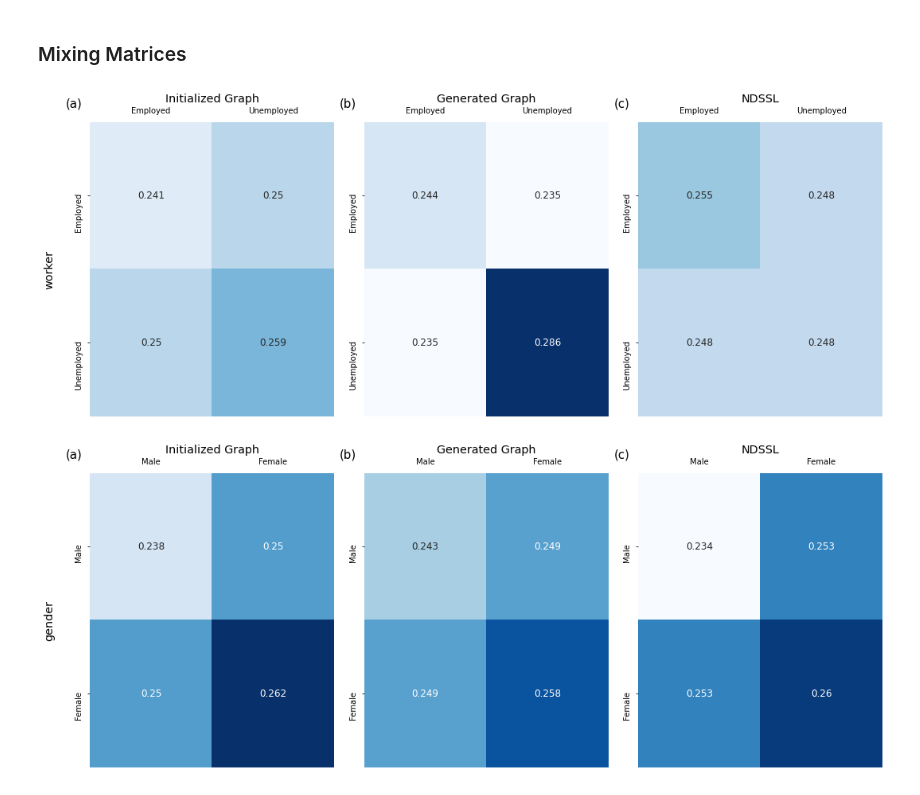
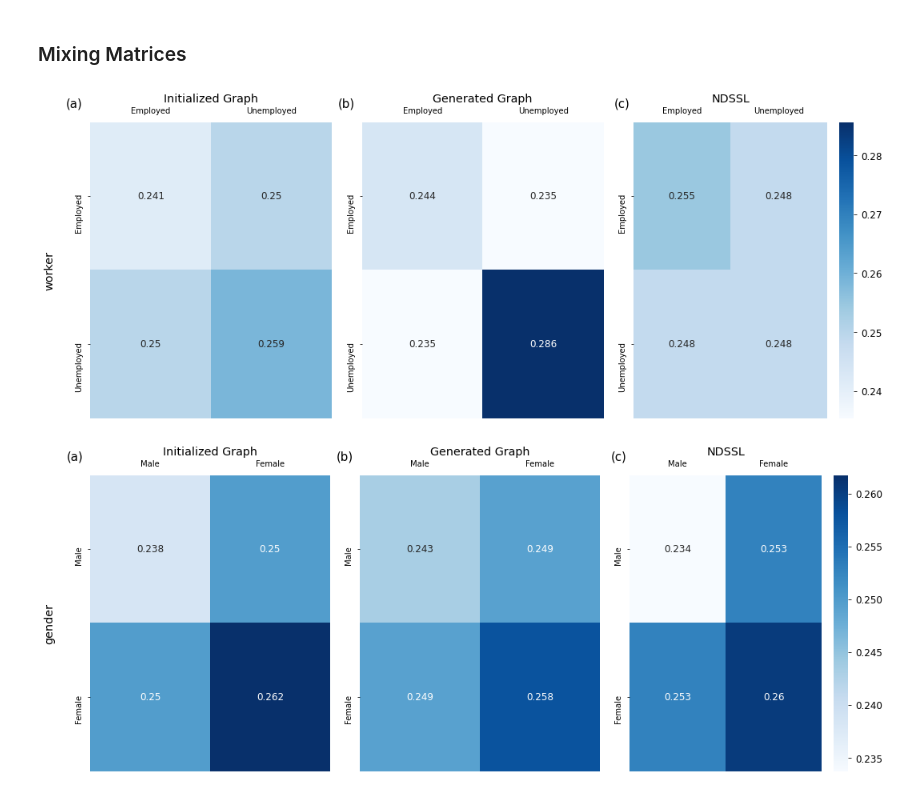
Before and after one commit to RANDCorporation/dgmnet, a Jupyter notebook: Generated Graph Analysis Notebook.ipynb, the cells around one changed output. Drawn from its saved outputs; the diff is of its cells as text; code cells hidden in the pictures.

```diff
--- a/Generated Graph Analysis Notebook.ipynb
+++ b/Generated Graph Analysis Notebook.ipynb
@@ -449,6 +449,8 @@ column_labels = {
 }
 # %%
 attribute = 'worker'
+ls = 10
+color = (0, 0, 0)
 
 fig, axarr = plt.subplots(1, 3, figsize=(15, 6))
 
@@ -474,16 +476,16 @@ vmax = np.maximum(np.maximum(np.max(xinit.to_numpy()), np.max(xfinal.to_numpy())
 
 # plot
 ax = axarr[0]
-sns.heatmap(xinit, annot=True, cmap='Blues', fmt='.3g', cbar=False, ax=ax, vmin=vmin, vmax=vmax)
-ax.tick_params(axis='both', which='major', labelsize=10, labelbottom = False, bottom=False, top = False, labeltop=True)
+sns.heatmap(xinit, annot=True, cmap='Blues', fmt='.3g', cbar=False, ax=ax, vmin=vmin, vmax=vmax)#, annot_kws={"color":color})
+ax.tick_params(axis='both', which='major', labelsize=ls, labelbottom = False, bottom=False, top = False, labeltop=True)
 
 ax = axarr[1]
-sns.heatmap(xfinal, annot=True, cmap='Blues', fmt='.3g', cbar=False, ax=ax, vmin=vmin, vmax=vmax)
-ax.tick_params(axis='both', which='major', labelsize=10, labelbottom = False, bottom=False, top = False, labeltop=True)
+sns.heatmap(xfinal, annot=True, cmap='Blues', fmt='.3g', cbar=False, ax=ax, vmin=vmin, vmax=vmax)#, annot_kws={"color":color})
+ax.tick_params(axis='both', which='major', labelsize=ls, labelbottom = False, bottom=False, top = False, labeltop=True)
 
 ax = axarr[2]
-sns.heatmap(xndssl, annot=True, cmap='Blues', fmt='.3g', cbar=False, ax=ax, vmin=vmin, vmax=vmax)
-ax.tick_params(axis='both', which='major', labelsize=10, labelbottom = False, bottom=False, top = False, labeltop=True)
+sns.heatmap(xndssl, annot=True, cmap='Blues', fmt='.3g', cbar=True, ax=ax, vmin=vmin, vmax=vmax)#, annot_kws={"color":color})
+ax.tick_params(axis='both', which='major', labelsize=ls, labelbottom = False, bottom=False, top = False, labeltop=True)
 
 # label the rows/columns
 cols = ['Initialized Graph', 'Generated Graph', 'NDSSL']
@@ -500,9 +502,11 @@ fig.tight_layout()
 plt.savefig('figures/worker_mixing_matrix.pdf')
 plt.show()
 # %% [output]
-[figure, old version]
+[figure, new version]
 # %%
 attribute = 'gender'
+ls = 10
+color = (0, 0, 0)
 
 fig, axarr = plt.subplots(1, 3, figsize=(15, 6))
 
@@ -521,37 +525,37 @@ xfinal.index = xfinal.columns
 
 xndssl = pd.DataFrame(nx.attribute_mixing_matrix(G_ndssl, attribute), )
 xndssl.columns = column_labels[attribute]
 xndssl.index = xndssl.columns
 
 vmin = np.minimum(np.minimum(np.min(xinit.to_numpy()), np.min(xfinal.to_numpy())), np.min(xndssl.to_numpy()))
 vmax = np.maximum(np.maximum(np.max(xinit.to_numpy()), np.max(xfinal.to_numpy())), np.max(xndssl.to_numpy()))
 
 # plot
 ax = axarr[0]
-sns.heatmap(xinit, annot=True, cmap='Blues', fmt='.3g', cbar=False, ax=ax, vmin=vmin, vmax=vmax)
-ax.tick_params(axis='both', which='major', labelsize=10, labelbottom = False, bottom=False, top = False, labeltop=True)
+sns.heatmap(xinit, annot=True, cmap='Blues', fmt='.3g', cbar=False, ax=ax, vmin=vmin, vmax=vmax)#, annot_kws={"color":color})
+ax.tick_params(axis='both', which='major', labelsize=ls, labelbottom = False, bottom=False, top = False, labeltop=True)
 
 ax = axarr[1]
-sns.heatmap(xfinal, annot=True, cmap='Blues', fmt='.3g', cbar=False, ax=ax, vmin=vmin, vmax=vmax)
-ax.tick_params(axis='both', which='major', labelsize=10, labelbottom = False, bottom=False, top = False, labeltop=True)
+sns.heatmap(xfinal, annot=True, cmap='Blues', fmt='.3g', cbar=False, ax=ax, vmin=vmin, vmax=vmax)#, annot_kws={"color":color})
+ax.tick_params(axis='both', which='major', labelsize=ls, labelbottom = False, bottom=False, top = False, labeltop=True)
 
 ax = axarr[2]
-sns.heatmap(xndssl, annot=True, cmap='Blues', fmt='.3g', cbar=False, ax=ax, vmin=vmin, vmax=vmax)
-ax.tick_params(axis='both', which='major', labelsize=10, labelbottom = False, bottom=False, top = False, labeltop=True)
+sns.heatmap(xndssl, annot=True, cmap='Blues', fmt='.3g', cbar=True, ax=ax, vmin=vmin, vmax=vmax)#, annot_kws={"color":color})
+ax.tick_params(axis='both', which='major', labelsize=ls, labelbottom = False, bottom=False, top = False, labeltop=True)
 
 # label the rows/columns
 #cols = ['Initialized Graph', 'Generated Graph', 'NDSSL']
 rows = attribute
 #for ax, col in zip(axarr[0], cols):
 #    ax.set_title(col, size='large', pad=25)
 #for ax, row in zip(axarr[:,0], rows):
 #    ax.set_ylabel(row, rotation=90, size='large', labelpad=25)
 for ax, col in zip(axarr, cols):
     ax.set_title(col, size='large', pad=25)
 axarr[0].set_ylabel(attribute, rotation=90, size='large', labelpad=25)
 
 fig.tight_layout()
 plt.savefig('figures/gender_mixing_matrix.pdf')
 plt.show()
 # %% [output]
-[figure, old version]
+[figure, new version]
```
Also changed, not shown: parts of 3 cells of this notebook, 7 other files.
